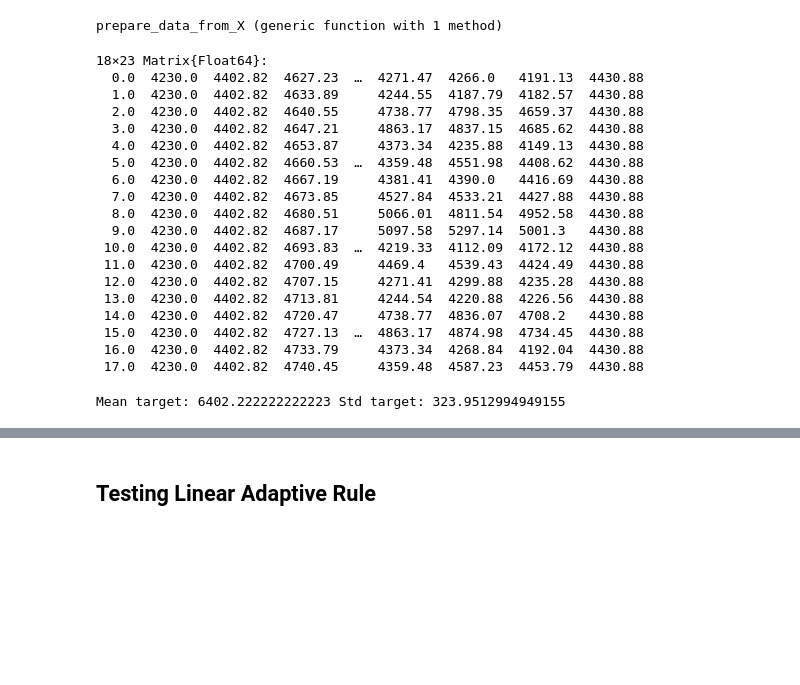
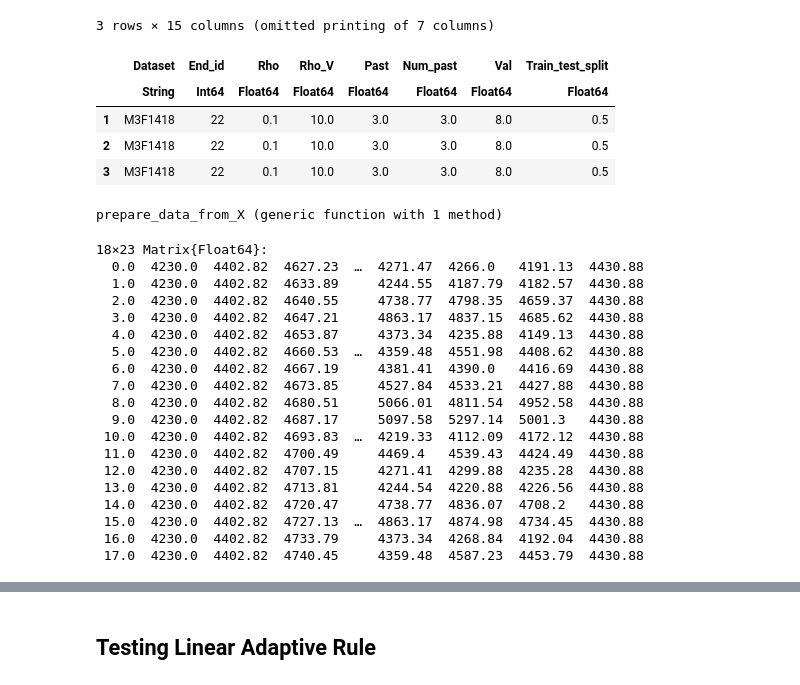
Before and after one commit to leobix/adaptive_ensemble, a Jupyter notebook: M3F Use Case Debug.ipynb, the cells around one changed output, grey strips where cells are left out. Saved outputs shown, nothing was run; the diff lists cells and outputs as text; code cells hidden in the pictures; blank space fills up the shorter version.

```diff
--- a/M3F Use Case Debug.ipynb
+++ b/M3F Use Case Debug.ipynb
@@ -9,0 +11,2 @@ Gurobi.Env(Ptr{Nothing} @0x00007fedf50cca00, false, 0)
+# %%
+results = DataFrame(CSV.File("results.csv"))
@@ -10,3 +25,12 @@ Gurobi.Env(Ptr{Nothing} @0x00007fedf50cca00, false, 0)
+# %%
+push!(results, ("M3F1418",22.0,0.1,10.0,3.0,3.0,8.0,0.5,"adaptive_ridge_standard",1382.7052424465323,46.53008993447397,1633.716655274814,-2.1389275664145897,0.0,0.0))
+# %% [output]
+3 rows × 15 columns (omitted printing of 7 columns)
+|  | Dataset | End_id | Rho | Rho_V | Past | Num_past | Val | Train_test_split |
+|  | String | Int64 | Float64 | Float64 | Float64 | Float64 | Float64 | Float64 |
+| 1 | M3F1418 | 22 | 0.1 | 10.0 | 3.0 | 3.0 | 8.0 | 0.5 |
+| 2 | M3F1418 | 22 | 0.1 | 10.0 | 3.0 | 3.0 | 8.0 | 0.5 |
+| 3 | M3F1418 | 22 | 0.1 | 10.0 | 3.0 | 3.0 | 8.0 | 0.5 |
 # %%
 import Pkg
 
@@ -19,45 +43,29 @@ include("src/metrics.jl")
 include("src/utils.jl")
 # %% [output]
 prepare_data_from_X (generic function with 1 method)
-# %%
-id = "1494"
-X_test_adaptive = CSV.read("data/data_M3F/data/M3F_data_"*id*".csv", DataFrame)
-y_test = CSV.read("data/data_M3F/M3F_targets/M3F_target_"*id*".csv", DataFrame)
-y_test = y_test[!, "target"]
-X = Matrix(X_test_adaptive)
-# %% [output]
-18×23 Matrix{Float64}:
-  0.0  4230.0  4402.82  4627.23  …  4271.47  4266.0   4191.13  4430.88
-  1.0  4230.0  4402.82  4633.89     4244.55  4187.79  4182.57  4430.88
-  2.0  4230.0  4402.82  4640.55     4738.77  4798.35  4659.37  4430.88
-  3.0  4230.0  4402.82  4647.21     4863.17  4837.15  4685.62  4430.88
-  4.0  4230.0  4402.82  4653.87     4373.34  4235.88  4149.13  4430.88
-  5.0  4230.0  4402.82  4660.53  …  4359.48  4551.98  4408.62  4430.88
-  6.0  4230.0  4402.82  4667.19     4381.41  4390.0   4416.69  4430.88
-  7.0  4230.0  4402.82  4673.85     4527.84  4533.21  4427.88  4430.88
-  8.0  4230.0  4402.82  4680.51     5066.01  4811.54  4952.58  4430.88
-  9.0  4230.0  4402.82  4687.17     5097.58  5297.14  5001.3   4430.88
- 10.0  4230.0  4402.82  4693.83  …  4219.33  4112.09  4172.12  4430.88
- 11.0  4230.0  4402.82  4700.49     4469.4   4539.43  4424.49  4430.88
- 12.0  4230.0  4402.82  4707.15     4271.41  4299.88  4235.28  4430.88
- 13.0  4230.0  4402.82  4713.81     4244.54  4220.88  4226.56  4430.88
- 14.0  4230.0  4402.82  4720.47     4738.77  4836.07  4708.2   4430.88
- 15.0  4230.0  4402.82  4727.13  …  4863.17  4874.98  4734.45  4430.88
- 16.0  4230.0  4402.82  4733.79     4373.34  4268.84  4192.04  4430.88
- 17.0  4230.0  4402.82  4740.45     4359.48  4587.23  4453.79  4430.88
-# %%
-n, p = size(X)
-
-#y_safi = (y .- mean(y[1:floor(Int, n/2),:], dims =1))./ std(y[1:floor(Int, n/2),:], dims=1);
-split_index = floor(Int,n*0.5)
-
-#X = (X .- mean(X[1:floor(Int, split_index),:], dims =1))./ std(X[1:floor(Int, split_index),:], dims=1)#[!,1]
-y = y_test[:, 1];
-mean_y = mean(y[1:floor(Int, split_index),:])
-std_y = std(y[1:floor(Int, split_index),:])
-
-X = (X .- mean_y)./std_y;
-y = (y .- mean_y)./std_y;
-println("Mean target: ", mean_y, " Std target: ", std_y)
-# %% [output]
-Mean target: 6402.222222222223 Std target: 323.9512994949155
+# %%
+id = "1494"
+X_test_adaptive = CSV.read("data/data_M3F/data/M3F_data_"*id*".csv", DataFrame)
+y_test = CSV.read("data/data_M3F/M3F_targets/M3F_target_"*id*".csv", DataFrame)
+y_test = y_test[!, "target"]
+X = Matrix(X_test_adaptive)
+# %% [output]
+18×23 Matrix{Float64}:
+  0.0  4230.0  4402.82  4627.23  …  4271.47  4266.0   4191.13  4430.88
+  1.0  4230.0  4402.82  4633.89     4244.55  4187.79  4182.57  4430.88
+  2.0  4230.0  4402.82  4640.55     4738.77  4798.35  4659.37  4430.88
+  3.0  4230.0  4402.82  4647.21     4863.17  4837.15  4685.62  4430.88
+  4.0  4230.0  4402.82  4653.87     4373.34  4235.88  4149.13  4430.88
+  5.0  4230.0  4402.82  4660.53  …  4359.48  4551.98  4408.62  4430.88
+  6.0  4230.0  4402.82  4667.19     4381.41  4390.0   4416.69  4430.88
+  7.0  4230.0  4402.82  4673.85     4527.84  4533.21  4427.88  4430.88
+  8.0  4230.0  4402.82  4680.51     5066.01  4811.54  4952.58  4430.88
+  9.0  4230.0  4402.82  4687.17     5097.58  5297.14  5001.3   4430.88
+ 10.0  4230.0  4402.82  4693.83  …  4219.33  4112.09  4172.12  4430.88
+ 11.0  4230.0  4402.82  4700.49     4469.4   4539.43  4424.49  4430.88
+ 12.0  4230.0  4402.82  4707.15     4271.41  4299.88  4235.28  4430.88
+ 13.0  4230.0  4402.82  4713.81     4244.54  4220.88  4226.56  4430.88
+ 14.0  4230.0  4402.82  4720.47     4738.77  4836.07  4708.2   4430.88
+ 15.0  4230.0  4402.82  4727.13  …  4863.17  4874.98  4734.45  4430.88
+ 16.0  4230.0  4402.82  4733.79     4373.34  4268.84  4192.04  4430.88
+ 17.0  4230.0  4402.82  4740.45     4359.48  4587.23  4453.79  4430.88
```
Also changed, not shown: parts of 22 cells of this notebook, 2 other files.
